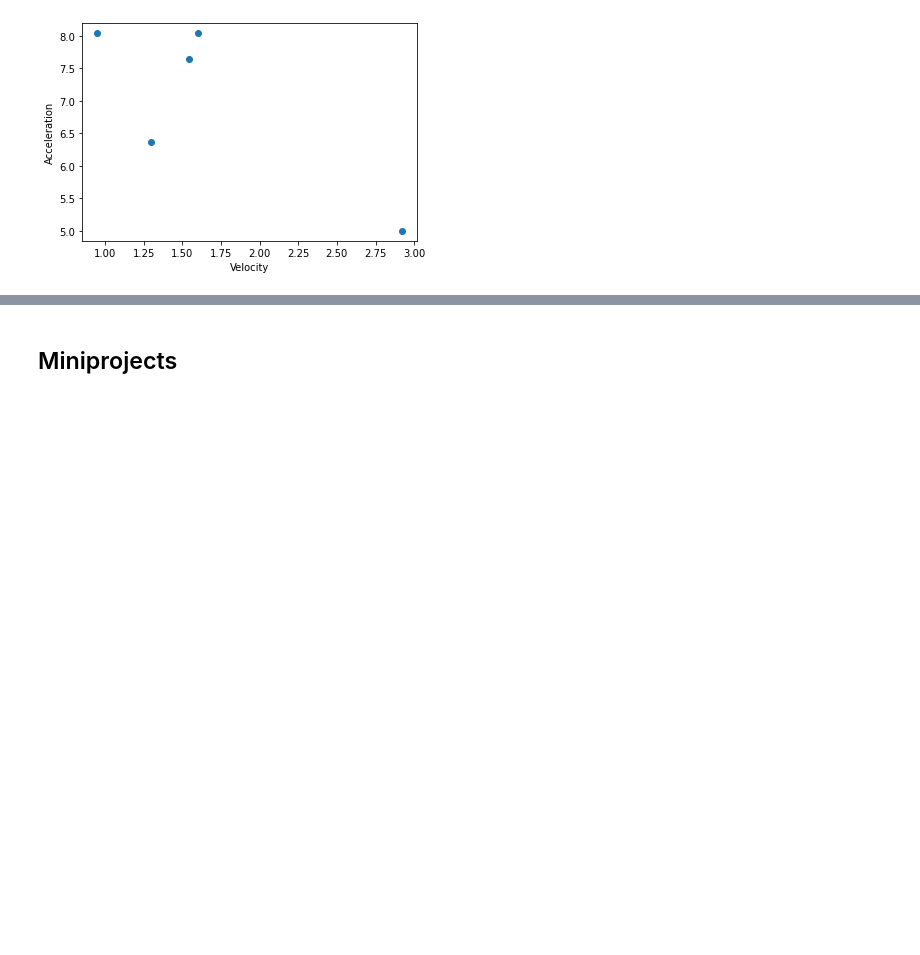
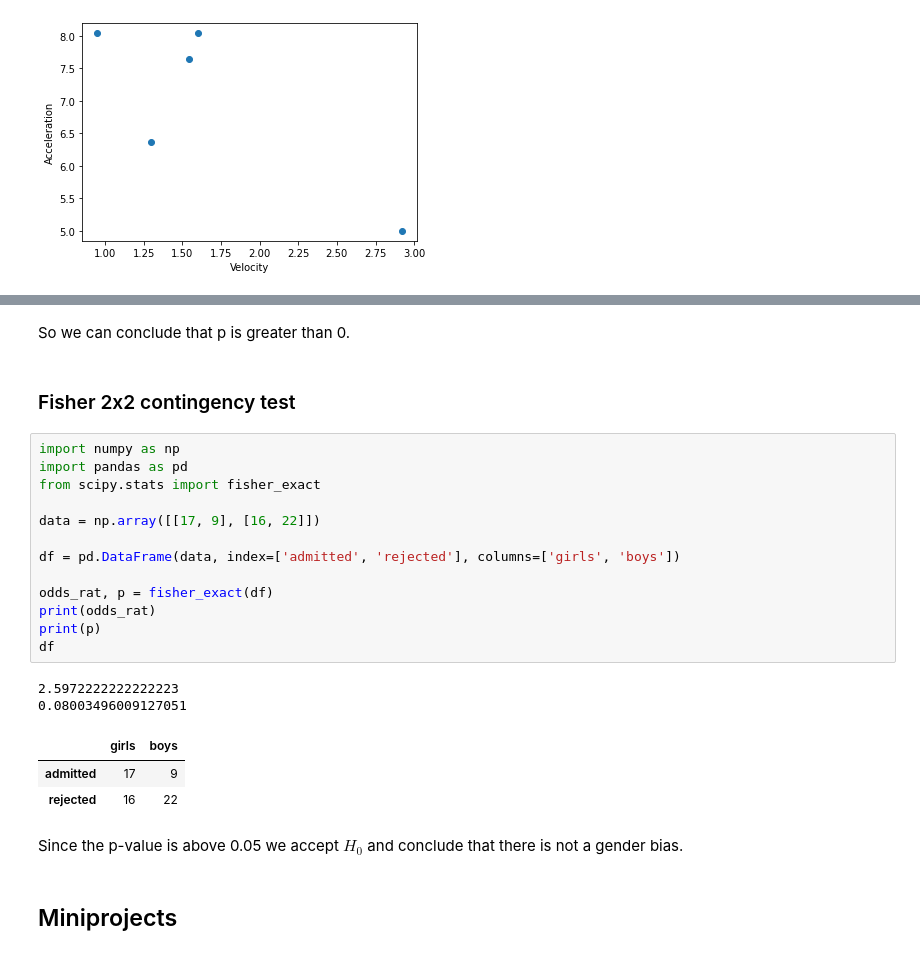
Before and after one commit to lsig/Statistics, a Jupyter notebook: Workbook.ipynb, the cells around one changed output, grey strips where cells are left out. Saved outputs shown, nothing was run; the diff lists cells and outputs as text; blank space fills up the shorter version.

```diff
--- a/Workbook.ipynb
+++ b/Workbook.ipynb
@@ -5524,3 +5815,28 @@ d) No, it has no effect on the correlation coefficient
+# %% [markdown]
+So we can conclude that p is greater than 0.
+# %% [markdown]
+### Fisher 2x2 contingency test
+# %%
+import numpy as np
+import pandas as pd
+from scipy.stats import fisher_exact
+
+data = np.array([[17, 9], [16, 22]])
+
+df = pd.DataFrame(data, index=['admitted', 'rejected'], columns=['girls', 'boys'])
+
+odds_rat, p = fisher_exact(df)
+print(odds_rat)
+print(p)
+df
+# %% [output]
+2.5972222222222223
+0.08003496009127051
+|  | girls | boys |
+| admitted | 17 | 9 |
+| rejected | 16 | 22 |
+# %% [markdown]
+Since the p-value is above 0.05 we accept $H_0$ and conclude that there is not a gender bias.
 # %% [markdown]
 ## Miniprojects
 # %% [markdown]
```
Also changed, not shown: parts of 26 cells of this notebook, 1 other file.
